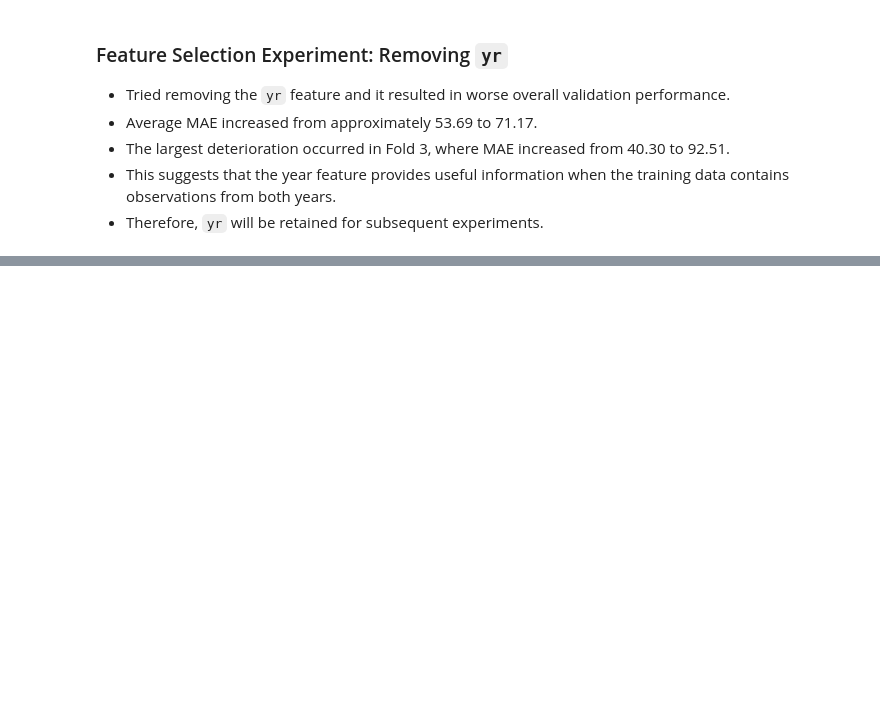
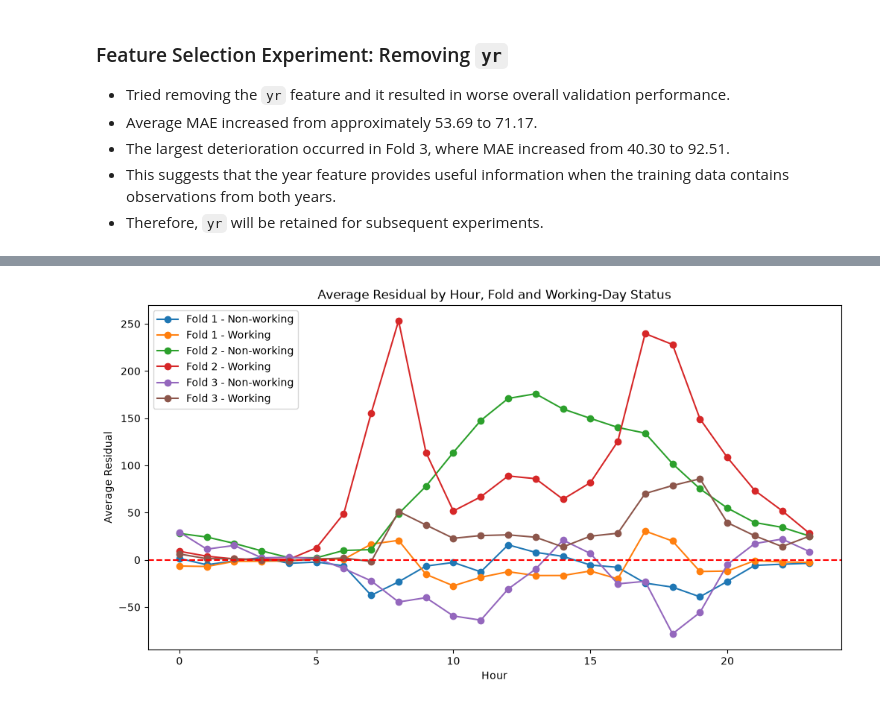
Before and after one commit to GregJackalis/bike-rental-demand-predictor, a Jupyter notebook: notebooks/prediction.ipynb, the cells around one changed output, grey strips where cells are left out. Saved outputs shown, nothing was run; the diff lists cells and outputs as text; code cells hidden in the pictures; blank space fills up the shorter version.

```diff
--- a/notebooks/prediction.ipynb
+++ b/notebooks/prediction.ipynb
@@ -984,0 +1067,27 @@ Average R²: 0.7877205195616304
+# %%
+residual_error_by_hour = (
+    all_results.groupby(["hr", "fold", "workingday"])["residual"]
+    .mean()
+    .unstack(["fold", "workingday"])
+)
+
+residual_error_by_hour.columns = [
+    f"Fold {fold} - {'Working' if day == 1 else 'Non-working'}"
+    for fold, day in residual_error_by_hour.columns
+]
+
+residual_error_by_hour.plot(
+    kind="line",
+    marker="o",
+    figsize=(12, 6)
+)
+
+plt.axhline(y=0, color="red", linestyle="--")
+
+plt.xlabel("Hour")
+plt.ylabel("Average Residual")
+plt.title("Average Residual by Hour, Fold and Working-Day Status")
+plt.legend()
+plt.show()
+# %% [output]
+[figure, added]
```
Also changed, not shown: parts of 6 cells of this notebook.
